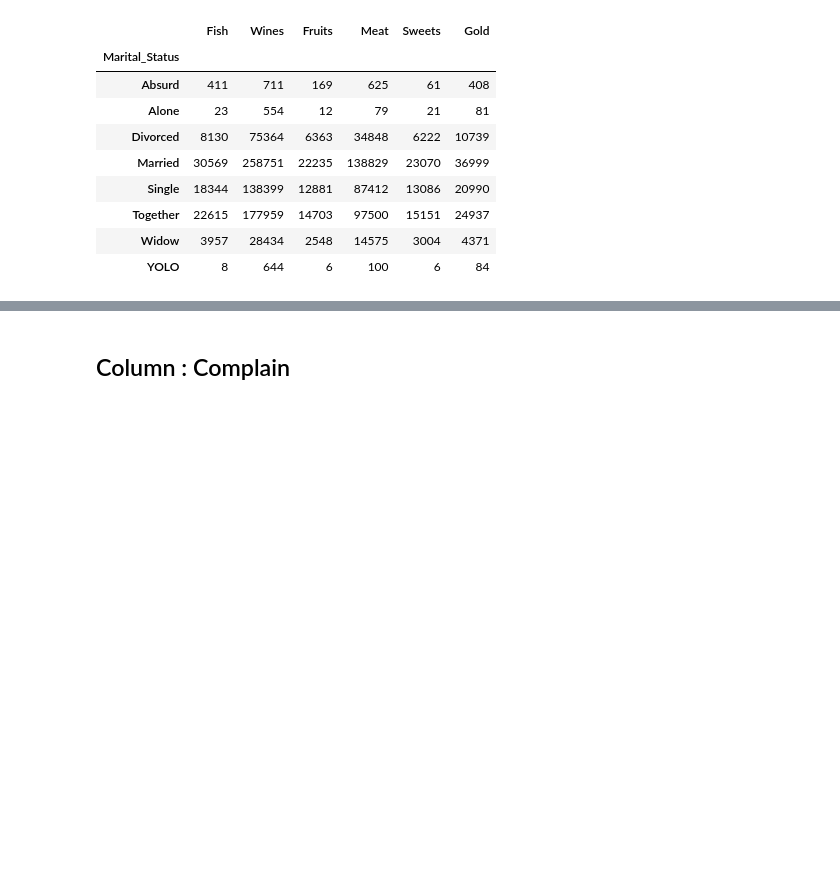
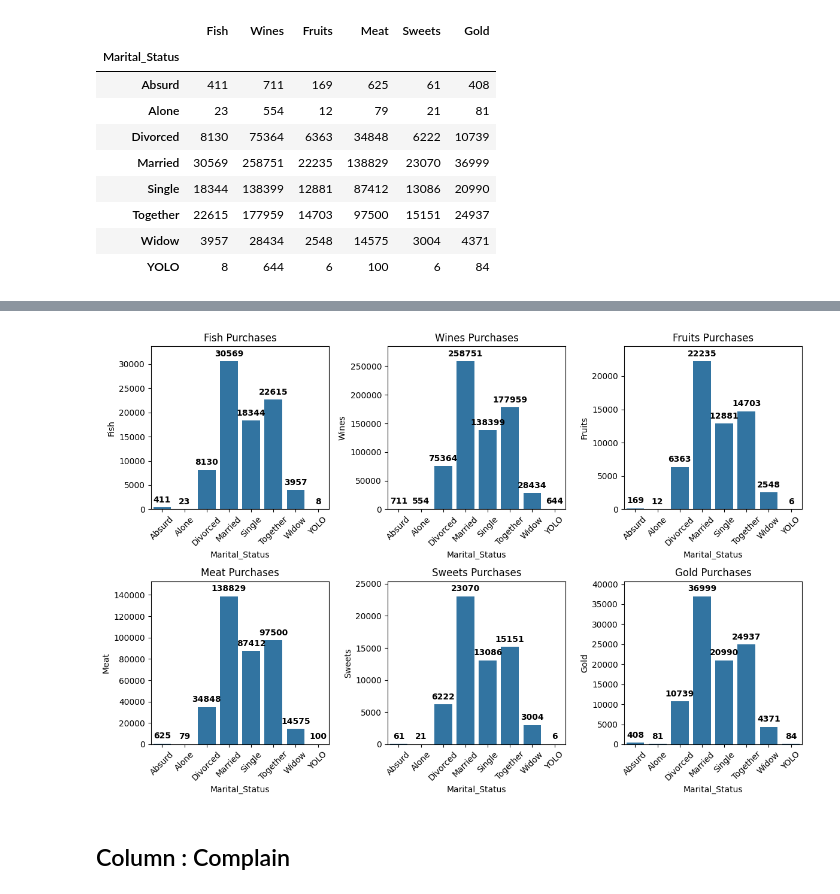
Before and after one commit to AurelienGgt/Customer-Personality-Analysis, a Jupyter notebook: Analyse.ipynb, the cells around one changed output, grey strips where cells are left out. Saved outputs shown, nothing was run; the diff lists cells and outputs as text; code cells hidden in the pictures; blank space fills up the shorter version.

```diff
--- a/Analyse.ipynb
+++ b/Analyse.ipynb
@@ -265,3 +216,7 @@ Plot saved as /content/drive/My Drive/Customer Personality Analysis/marital.html
+# %%
+visualisation_groupby(marital_df)
+# %% [output]
+[figure, added]
 # %% [markdown]
 ## Column : Complain
 # %% [markdown]
```
Also changed, not shown: parts of 6 cells of this notebook.
